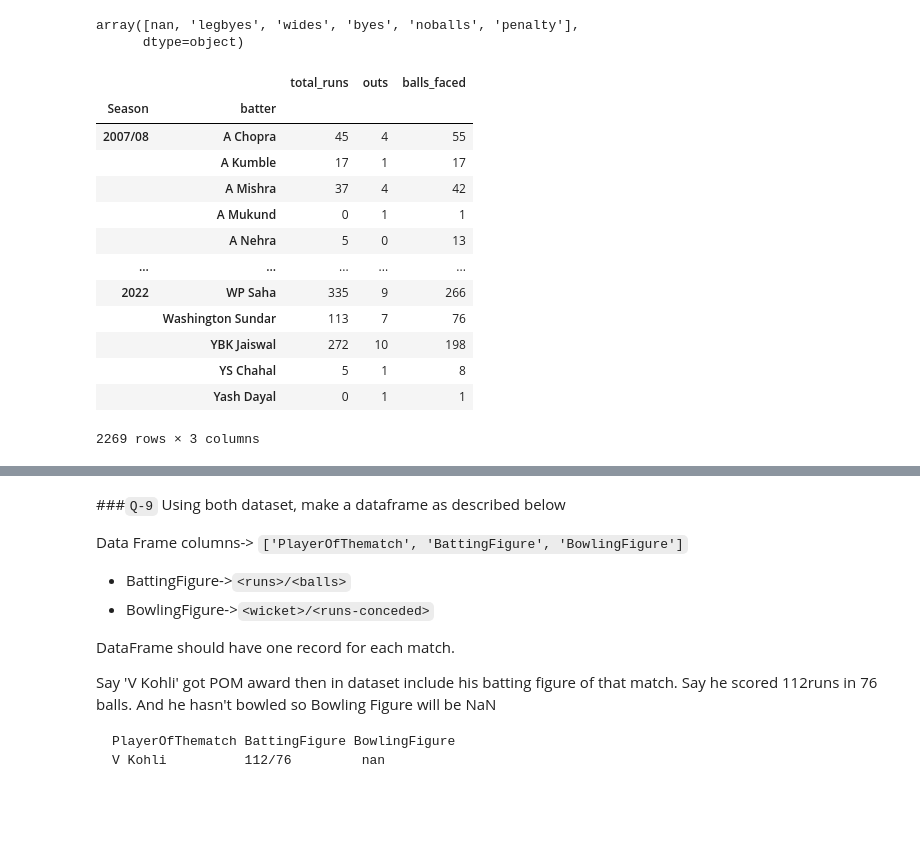
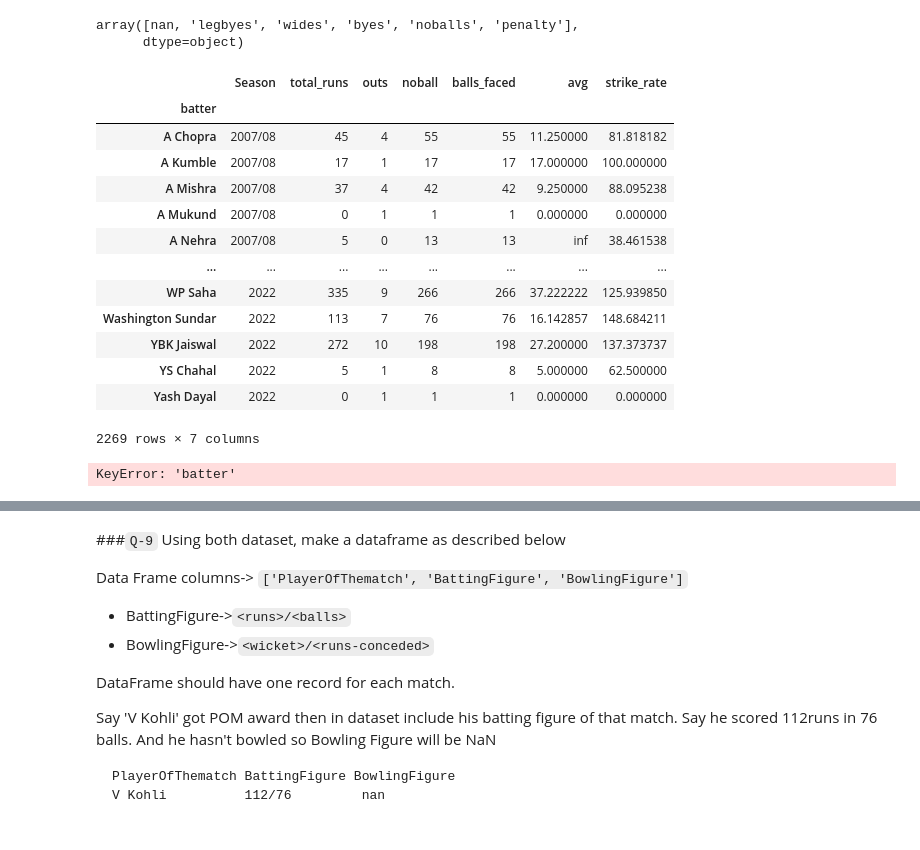
Before and after one commit to iqraghori/Data-science, a Jupyter notebook: Pandas_practice/merging_joining.ipynb, the cells around one changed output, grey strips where cells are left out. Saved outputs shown, nothing was run; the diff lists cells and outputs as text; code cells hidden in the pictures.

```diff
--- a/Pandas_practice/merging_joining.ipynb
+++ b/Pandas_practice/merging_joining.ipynb
@@ -262,9 +262,27 @@ Index(['ID', 'Team', 'innings', 'overs', 'ballnumber', 'batter', 'bowler',
       dtype='object')
 array([nan, 'legbyes', 'wides', 'byes', 'noballs', 'penalty'],
       dtype=object)
+# %%
+df_record
+# %% [output]
+|  | Season | total_runs | outs | noball | balls_faced | avg | strike_rate |
+| batter |  |  |  |  |  |  |  |
+| A Chopra | 2007/08 | 45 | 4 | 55 | 55 | 11.250000 | 81.818182 |
+| A Kumble | 2007/08 | 17 | 1 | 17 | 17 | 17.000000 | 100.000000 |
+| A Mishra | 2007/08 | 37 | 4 | 42 | 42 | 9.250000 | 88.095238 |
+| A Mukund | 2007/08 | 0 | 1 | 1 | 1 | 0.000000 | 0.000000 |
+| A Nehra | 2007/08 | 5 | 0 | 13 | 13 | inf | 38.461538 |
+| ... | ... | ... | ... | ... | ... | ... | ... |
+| WP Saha | 2022 | 335 | 9 | 266 | 266 | 37.222222 | 125.939850 |
+| Washington Sundar | 2022 | 113 | 7 | 76 | 76 | 16.142857 | 148.684211 |
+| YBK Jaiswal | 2022 | 272 | 10 | 198 | 198 | 27.200000 | 137.373737 |
+| YS Chahal | 2022 | 5 | 1 | 8 | 8 | 5.000000 | 62.500000 |
+| Yash Dayal | 2022 | 0 | 1 | 1 | 1 | 0.000000 | 0.000000 |
+2269 rows × 7 columns
 # %%
 # code here
 df_ipl = ipl_deliveries.merge(ipl_match, how='inner', on='ID')
+df_ipl['noball'] = df_ipl['extra_type'].isin(['noballs'])
 
 df_record = (
   df_ipl.groupby(['Season','batter'])
@@ -272,33 +290,20 @@ df_record = (
    # extra = ('extra_type'== 'wides','count'),
     total_runs =('total_run','sum'),
     outs = ('player_out','count'),
+    noball = ('noball','count'),
     balls_faced = ('ballnumber','count')
   )
+  .reset_index('Season')
 )
-#df_record[avg] = df_record['total_runs']/df_record['outs']
-strike_rate = (df_record['total_runs']/df_record['balls_faced'])*100
+df_record['avg'] = df_record['total_runs']/df_record['outs']
+df_record['strike_rate'] = (df_record['total_runs']/df_record['balls_faced'])*100
 
 def batsman_record_sesason_wise(batsman_name):
-  #df_record['batter'] == batsman_name
+  df_record[df_record['batter'] == batsman_name]
 
-  #df_record['avg'] = total_runs/outs
-
-  return
+  return df_record
 
 batsman_record_sesason_wise('V Kohli')
 df_record
 # %% [output]
-|  |  | total_runs | outs | balls_faced |
-| Season | batter |  |  |  |
-| 2007/08 | A Chopra | 45 | 4 | 55 |
-|  | A Kumble | 17 | 1 | 17 |
-|  | A Mishra | 37 | 4 | 42 |
-|  | A Mukund | 0 | 1 | 1 |
-|  | A Nehra | 5 | 0 | 13 |
-| ... | ... | ... | ... | ... |
-| 2022 | WP Saha | 335 | 9 | 266 |
-|  | Washington Sundar | 113 | 7 | 76 |
-|  | YBK Jaiswal | 272 | 10 | 198 |
-|  | YS Chahal | 5 | 1 | 8 |
-|  | Yash Dayal | 0 | 1 | 1 |
-2269 rows × 3 columns
+KeyError: 'batter'
```
Also changed, not shown: parts of 1 cell of this notebook.
